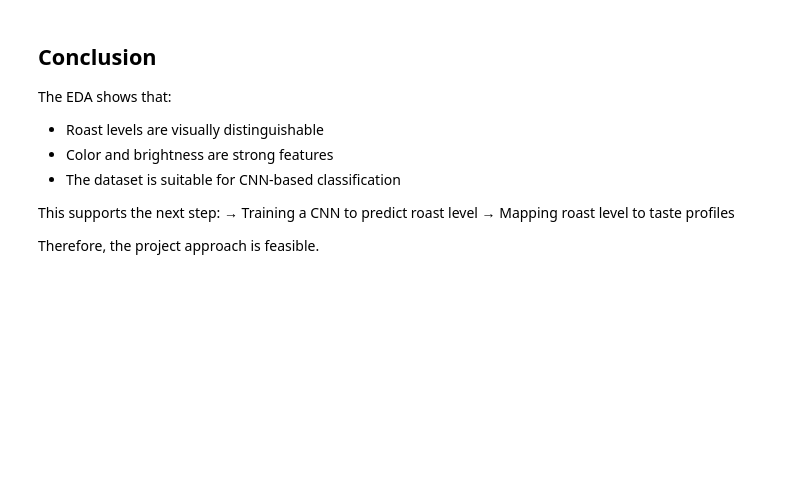
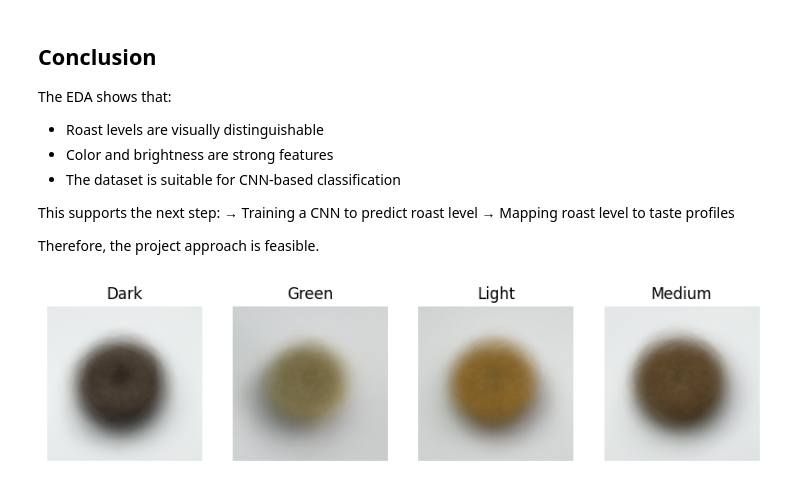
Before and after one commit to DaisyRacin/AI7-DataChallenge, a Jupyter notebook: EDA.ipynb, the cells around one changed output. Cells and saved outputs as stored; diff of their text form; code cells hidden in the pictures; blank space fills up the shorter version.

```diff
--- a/EDA.ipynb
+++ b/EDA.ipynb
@@ -188,3 +188,22 @@ This supports the next step:
 → Mapping roast level to taste profiles
 
 Therefore, the project approach is feasible.
+# %%
+def mean_image(data_dir, cls):
+    imgs = []
+    for img_name in os.listdir(os.path.join(data_dir, cls))[:200]:
+        img = np.array(Image.open(os.path.join(data_dir, cls, img_name)))
+        imgs.append(img)
+    return np.mean(imgs, axis=0).astype(np.uint8)
+
+plt.figure(figsize=(10,3))
+
+for i, cls in enumerate(classes):
+    plt.subplot(1, len(classes), i+1)
+    plt.imshow(mean_image(data_dir, cls))
+    plt.title(cls)
+    plt.axis("off")
+
+plt.show()
+# %% [output]
+[figure, added]
```
Also changed, not shown: parts of 13 cells of this notebook.
